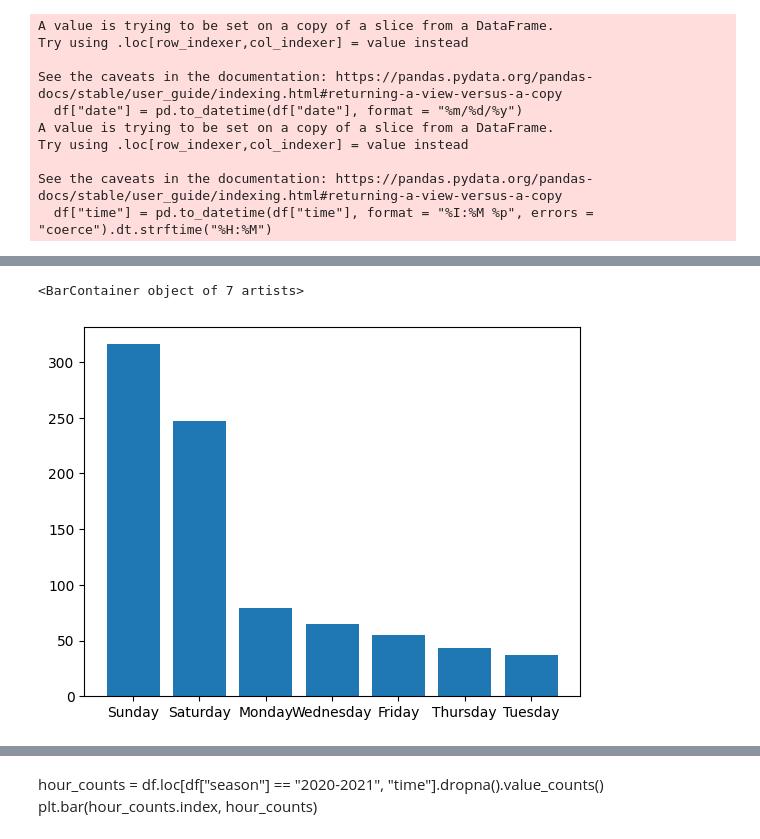
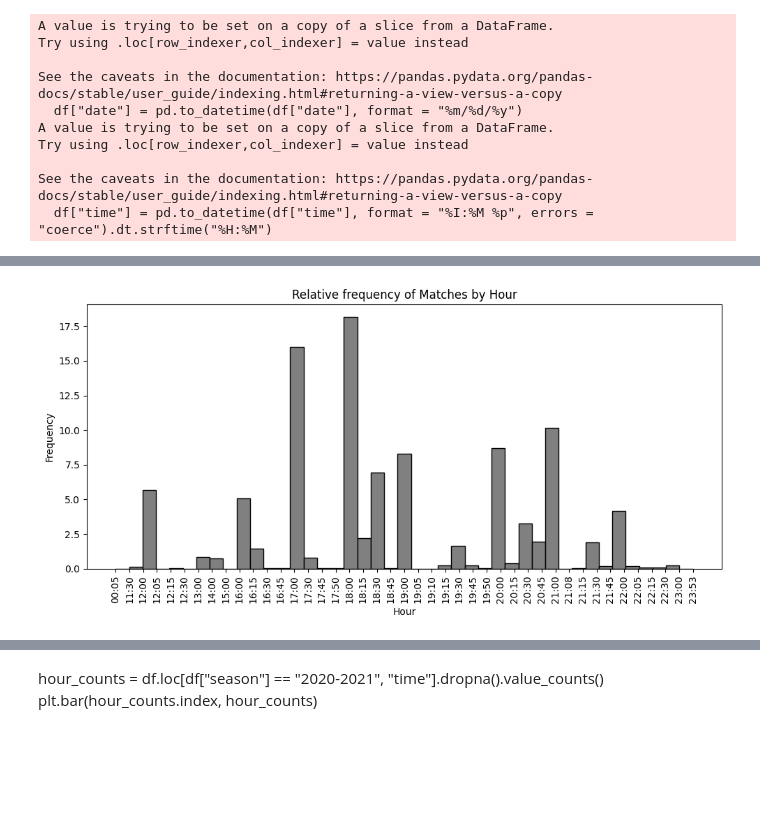
Before and after one commit to mariajinxue/la-quiniela, a Jupyter notebook: analysis/LaLigaDataAnalysis.ipynb, the cells around one changed output, grey strips where cells are left out. Saved outputs shown, nothing was run; the diff lists cells and outputs as text; code cells hidden in the pictures; blank space fills up the shorter version.

```diff
--- a/analysis/LaLigaDataAnalysis.ipynb
+++ b/analysis/LaLigaDataAnalysis.ipynb
@@ -268,6 +275,18 @@ plt.bar(weekday_counts.index, weekday_counts)
-# %%
-weekday_counts = df.loc[df["season"] == "2020-2021", "date"].dt.day_name().value_counts()
-plt.bar(weekday_counts.index, weekday_counts)
-# %% [output]
-<BarContainer object of 7 artists>
-[figure, removed]
+# %%
+hour_counts = df["time"].dropna().value_counts()
+hour_counts = hour_counts.sort_index()
+hours = hour_counts.index
+counts = hour_counts.values
+total_count = counts.sum()
+relative_frequency = (counts / total_count) * 100
+# %%
+plt.figure(figsize=(10, 5))
+plt.hist(hours, bins=len(hours), weights=relative_frequency, color='grey', edgecolor='black')
+plt.title('Relative frequency of Matches by Hour')
+plt.xlabel('Hour')
+plt.ylabel('Frequency')
+plt.xticks(rotation=90)  # Rotate x-axis labels for better visibility
+plt.tight_layout()
+plt.show()
+# %% [output]
+[figure, added]
```
Also changed, not shown: parts of 12 cells of this notebook.
